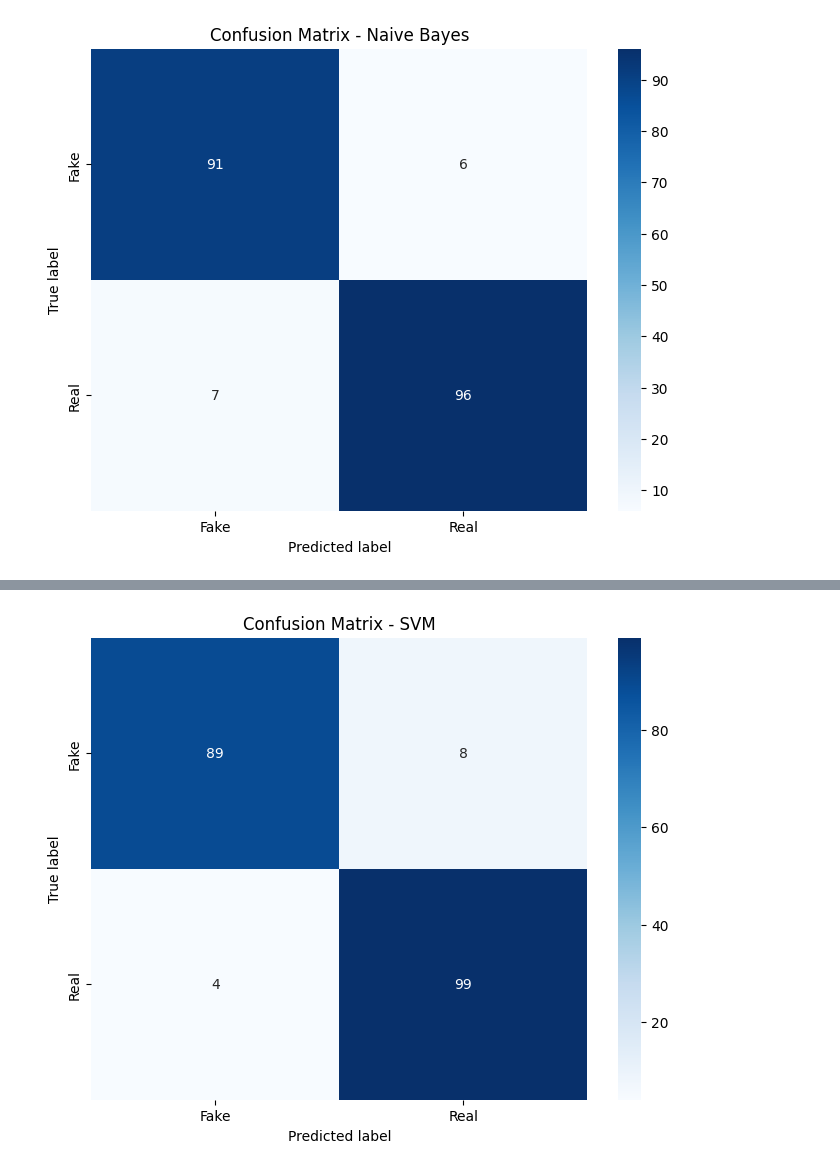
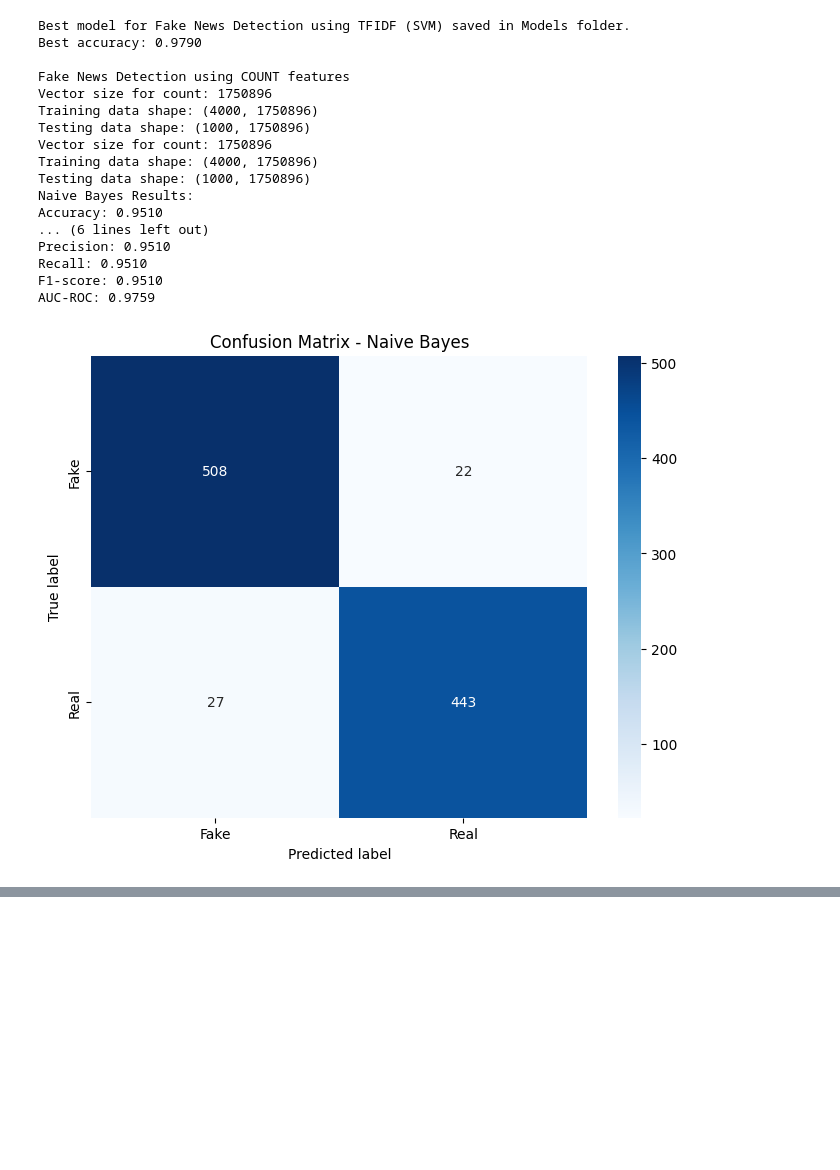
Before and after one commit to mihretabn7/AI_Generated_Fake_news_Detection, a Jupyter notebook: AI_GENERATED_FAKE_NEWS_DETECTION.ipynb, the cells around one changed output, grey strips where cells are left out. Saved outputs shown, nothing was run; the diff lists cells and outputs as text; code cells hidden in the pictures; blank space fills up the shorter version.

```diff
--- a/AI_GENERATED_FAKE_NEWS_DETECTION.ipynb
+++ b/AI_GENERATED_FAKE_NEWS_DETECTION.ipynb
@@ -4,7 +4,7 @@ import numpy as np
 import matplotlib.pyplot as plt
 import seaborn as sns
 from sklearn.model_selection import train_test_split
-from sklearn.metrics import accuracy_score, precision_score, recall_score, f1_score, roc_auc_score, confusion_matrix, roc_curve, auc
+from sklearn.metrics import accuracy_score, precision_score, recall_score, f1_score, roc_auc_score, confusion_matrix, roc_curve, auc, classification_report
 from sklearn.feature_extraction.text import TfidfVectorizer, CountVectorizer
 from sklearn.naive_bayes import MultinomialNB
 from sklearn.svm import SVC
@@ -149,6 +149,7 @@ def train_and_evaluate_model(model, X_train, y_train, X_test, y_test, model_name
 
     cm = confusion_matrix(y_test, y_pred)
     plot_confusion_matrix(cm, classes=['Fake', 'Real'], title=f'Confusion Matrix - {model_name}')
+    print(classification_report(y_test, y_pred, target_names=['Fake', 'Real']))
 
     return model, {
         'accuracy': accuracy,
@@ -175,12 +176,12 @@ def plot_roc_curve(models, X_test, y_test):
     plt.legend(loc="lower right")
     plt.show()
 
-def process_data(data, task, feature_type):
+def process_data(data, task, feature_type, stratify_col=None):
     print(f"\n{task} Detection using {feature_type.upper()} features")
-
     X = data['text']
     y = data['class'] if task == 'Fake News' else data['generated']
-    X_train, X_test, y_train, y_test = train_test_split(X, y, test_size=0.2, random_state=42)
+    stratify = data[stratify_col] if stratify_col else None
+    X_train, X_test, y_train, y_test = train_test_split(X, y, test_size=0.2, random_state=42, stratify=stratify)
 
     if task == 'AI Generated Content':
         X_train_vec, vectorizer = extract_ai_features(data.loc[X_train.index], feature_type)
@@ -195,8 +196,8 @@ def process_data(data, task, feature_type):
 
     models = {
         'Naive Bayes': MultinomialNB(),
-        'SVM': SVC(kernel='linear', probability=True),
-        'Random Forest': RandomForestClassifier(n_estimators=100, random_state=42)
+        'SVM': SVC(kernel='linear', probability=True, class_weight='balanced'),
+        'Random Forest': RandomForestClassifier(n_estimators=100, random_state=42, class_weight='balanced')
     }
 
     results = {}
@@ -210,9 +211,16 @@ def process_data(data, task, feature_type):
     best_accuracy = results[best_model_name]['metrics']['accuracy']
 
     models_folder = ensure_models_folder()
-
+    # Remove previous best model files for this task and feature type
+    model_pattern = f'best_model_{task.lower().replace(" ", "_")}_{feature_type}_*.joblib'
+    for file in glob.glob(os.path.join(models_folder, model_pattern)):
+        os.remove(file)
+    # Remove previous vectorizer for this task and feature type
+    vectorizer_file = os.path.join(models_folder, f'{feature_type}_vectorizer_{task.lower().replace(" ", "_")}.joblib')
+    if os.path.exists(vectorizer_file):
+        os.remove(vectorizer_file)
     joblib.dump(results[best_model_name]['model'],
-                os.path.join(models_folder, f'best_model_{task.lower().replace(" ", "_")}_{feature_type}_{best_model_name}_{best_accuracy:.4f}.joblib'))
+                os.path.join(models_folder, f'best_model_{task.lower().replace(" ", "_")}_{feature_type}_{best_accuracy:.4f}.joblib'))
     joblib.dump(vectorizer,
                 os.path.join(models_folder, f'{feature_type}_vectorizer_{task.lower().replace(" ", "_")}.joblib'))
 
@@ -293,36 +301,53 @@ def test_user_input():
         print("Unable to load models. Please train the models first.")
         return
 
+    print("Type 'quit' or 'exit' to stop.")
     while True:
-        user_input = input("Enter a text to analyze (or 'quit' to exit): ")
-        if user_input.lower() == 'quit':
+        user_input = input("Enter a text to analyze: ")
+        if user_input.lower() in ['quit', 'exit']:
+            print("Exiting user input mode.")
             break
 
         fake_news_pred, fake_news_prob = predict_text(user_input, fake_news_model, fake_news_vectorizer, 'Fake News')
         ai_content_pred, ai_content_prob = predict_text(user_input, ai_content_model, ai_content_vectorizer, 'AI Generated Content')
 
+        # Debug: print raw predictions and probabilities
+        print(f"[DEBUG] Fake News raw prediction: {fake_news_pred}, probability: {fake_news_prob:.4f}")
+        print(f"[DEBUG] AI Content raw prediction: {ai_content_pred}, probability: {ai_content_prob:.4f}")
+
+        # Fake News Detection output
         if fake_news_pred is not None:
             print(f"Fake News Detection: {'Fake' if fake_news_pred == 0 else 'Real'} (Confidence: {fake_news_prob:.2%})")
+        # AI Generated Content output (fix logic: 0=AI-generated, 1=Human-written)
         if ai_content_pred is not None:
-            print(f"AI-Generated Content: {'AI-generated' if ai_content_pred == 1 else 'Human-written'} (Confidence: {ai_content_prob:.2%})")
+            print(f"AI-Generated Content: {'AI-generated' if ai_content_pred == 0 else 'Human-written'} (Confidence: {ai_content_prob:.2%})")
         print()
+
 
 def main():
     # Fake News Detection
     data_fake_news = load_data('DataSets/Fake.csv', 'DataSets/True.csv')
     data_fake_news['text'] = data_fake_news['text'].apply(wordopt)
-    data_fake_news = data_fake_news.sample(n=1000, random_state=42)  # Adjust sample size as needed
+    print('Fake News class distribution:')
+    print(data_fake_news['class'].value_counts())
+    if abs(data_fake_news['class'].value_counts(normalize=True)[0] - 0.5) > 0.1:
+        print('WARNING: Fake News dataset is imbalanced!')
+    data_fake_news = data_fake_news.sample(n=5000, random_state=42)
 
-    tfidf_results_fake = process_data(data_fake_news, 'Fake News', 'tfidf')
-    ngram_results_fake = process_data(data_fake_news, 'Fake News', 'count')
+    tfidf_results_fake = process_data(data_fake_news, 'Fake News', 'tfidf', stratify_col='class')
+    ngram_results_fake = process_data(data_fake_news, 'Fake News', 'count', stratify_col='class')
 
     # AI Generated Content Detection
     data_ai = load_ai_data('DataSets/human.csv', 'DataSets/GPT.csv')
     data_ai['text'] = data_ai['text'].apply(wordopt)
-    data_ai = data_ai.sample(n=1000, random_state=42)  # Sample before feature extraction
+    print('AI Generated Content class distribution:')
+    print(data_ai['generated'].value_counts())
+    if abs(data_ai['generated'].value_counts(normalize=True)[0] - 0.5) > 0.1:
+        print('WARNING: AI Generated Content dataset is imbalanced!')
+    data_ai = data_ai.sample(n=5000, random_state=42)
 
-    tfidf_results_ai = process_data(data_ai, 'AI Generated Content', 'tfidf')
-    ngram_results_ai = process_data(data_ai, 'AI Generated Content', 'count')
+    tfidf_results_ai = process_data(data_ai, 'AI Generated Content', 'tfidf', stratify_col='generated')
+    ngram_results_ai = process_data(data_ai, 'AI Generated Content', 'count', stratify_col='generated')
 
     # Compare TF-IDF and N-gram results
     for task, tfidf_res, ngram_res in [('Fake News', tfidf_results_fake, ngram_results_fake),
@@ -339,6 +364,7 @@ def main():
     list_joblib_files()
 
 if __name__ == "__main__":
+    # Uncomment the next line only when we want to retrain models
     main()
     test_user_input()
 # %% [output]
@@ -393 +443,18 @@ AUC-ROC: 0.9575
+Best model for Fake News Detection using TFIDF (SVM) saved in Models folder.
+Best accuracy: 0.9790
+
+Fake News Detection using COUNT features
+Vector size for count: 1750896
+Training data shape: (4000, 1750896)
+Testing data shape: (1000, 1750896)
+Vector size for count: 1750896
+Training data shape: (4000, 1750896)
+Testing data shape: (1000, 1750896)
+Naive Bayes Results:
+Accuracy: 0.9510
+... (6 lines left out)
+Precision: 0.9510
+Recall: 0.9510
+F1-score: 0.9510
+AUC-ROC: 0.9759
-[figure, old version]
+[figure, new version]
@@ -400 +460,0 @@ AUC-ROC: 0.9746
-[figure, removed]
```
Also changed, not shown: parts of 1 cell of this notebook, 18 other files.
